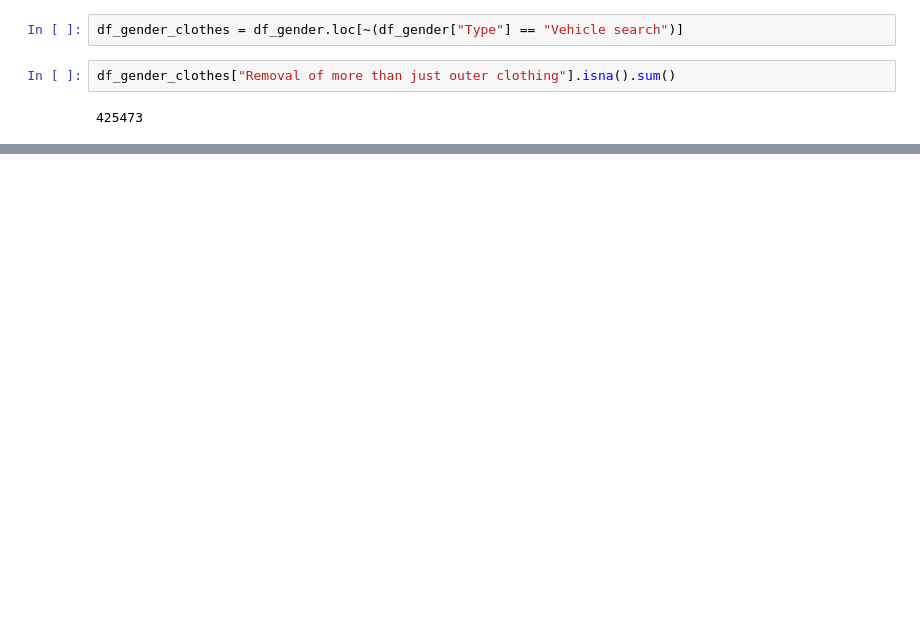
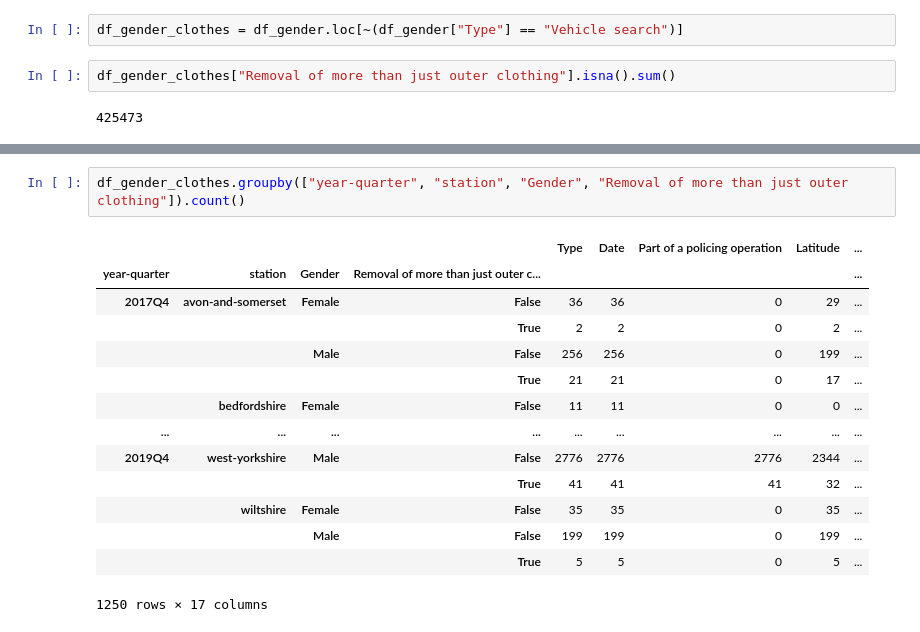
Before and after one commit to dbsousa01/Batch4-Capstone, a Jupyter notebook: Discrimination_EDA.ipynb, the cells around one changed output, grey strips where cells are left out. Drawn from its saved outputs; the diff is of its cells as text; blank space fills up the shorter version.

```diff
--- a/Discrimination_EDA.ipynb
+++ b/Discrimination_EDA.ipynb
@@ -375,0 +395,17 @@ df_gender_cloth["Removal of more than just outer clothing"].isna().sum()
+# %%
+df_gender_clothes.groupby(["year-quarter", "station", "Gender", "Removal of more than just outer clothing"]).count()
+# %% [output]
+|  |  |  |  | Type | Date | Part of a policing operation | Latitude | ... |
+| year-quarter | station | Gender | Removal of more than just outer c... |  |  |  |  | ... |
+| 2017Q4 | avon-and-somerset | Female | False | 36 | 36 | 0 | 29 | ... |
+|  |  |  | True | 2 | 2 | 0 | 2 | ... |
+|  |  | Male | False | 256 | 256 | 0 | 199 | ... |
+|  |  |  | True | 21 | 21 | 0 | 17 | ... |
+|  | bedfordshire | Female | False | 11 | 11 | 0 | 0 | ... |
+| ... | ... | ... | ... | ... | ... | ... | ... | ... |
+| 2019Q4 | west-yorkshire | Male | False | 2776 | 2776 | 2776 | 2344 | ... |
+|  |  |  | True | 41 | 41 | 41 | 32 | ... |
+|  | wiltshire | Female | False | 35 | 35 | 0 | 35 | ... |
+|  |  | Male | False | 199 | 199 | 0 | 199 | ... |
+|  |  |  | True | 5 | 5 | 0 | 5 | ... |
+1250 rows × 17 columns
```
Also changed, not shown: parts of 15 cells of this notebook.
